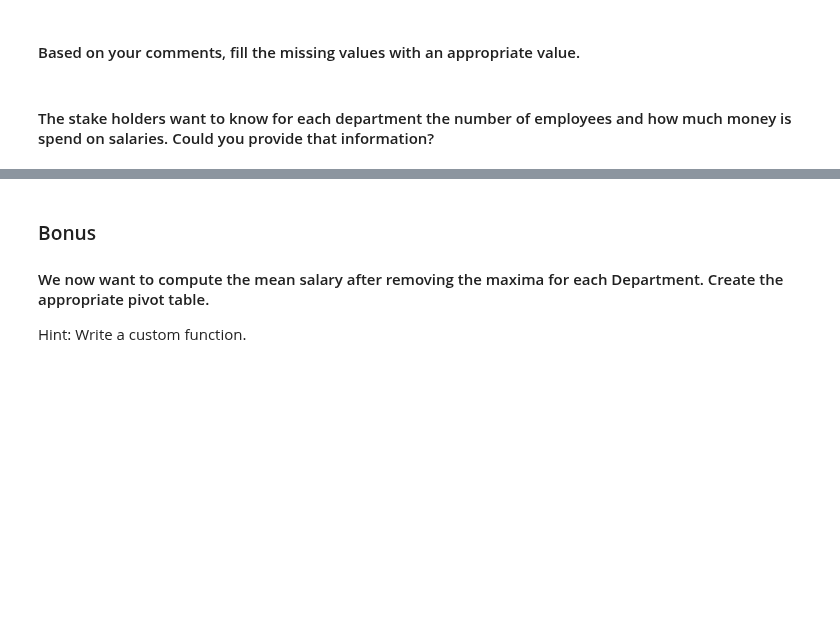
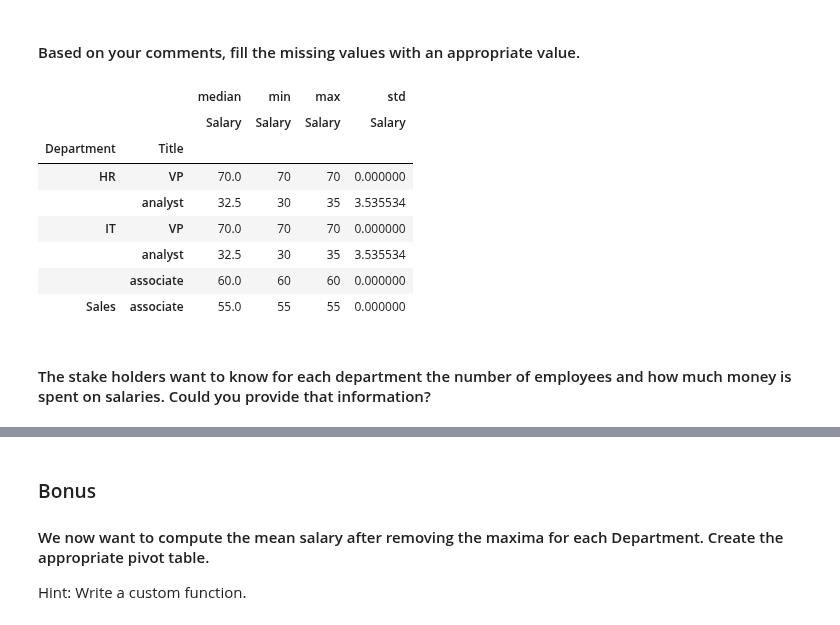
Before and after one commit to ta-data-lis/lab-pivot-table-and-correlation, a Jupyter notebook: your_code/main.ipynb, the cells around one changed output, grey strips where cells are left out. Drawn from its saved outputs; the diff is of its cells as text; code cells hidden in the pictures; blank space fills up the shorter version.

```diff
--- a/your_code/main.ipynb
+++ b/your_code/main.ipynb
@@ -48,2 +134,18 @@ Hint : There are 2 ways to do it - one way is with and the other way is without
+# %%
+# your answer here
+
+# Tried filling above directly in the same line like before, with the 'fill_value' arg, but this
+# time it didn't work, for some reason
+almost_a_dot_describe.fillna(0)
+# %% [output]
+|  |  | median | min | max | std |
+|  |  | Salary | Salary | Salary | Salary |
+| Department | Title |  |  |  |  |
+| HR | VP | 70.0 | 70 | 70 | 0.000000 |
+|  | analyst | 32.5 | 30 | 35 | 3.535534 |
+| IT | VP | 70.0 | 70 | 70 | 0.000000 |
+|  | analyst | 32.5 | 30 | 35 | 3.535534 |
+|  | associate | 60.0 | 60 | 60 | 0.000000 |
+| Sales | associate | 55.0 | 55 | 55 | 0.000000 |
 # %% [markdown]
-#### The stake holders want to know for each department the number of employees and how much money is spend on salaries. Could you provide that information?
+#### The stake holders want to know for each department the number of employees and how much money is spent on salaries. Could you provide that information?
```
Also changed, not shown: parts of 19 cells of this notebook.
